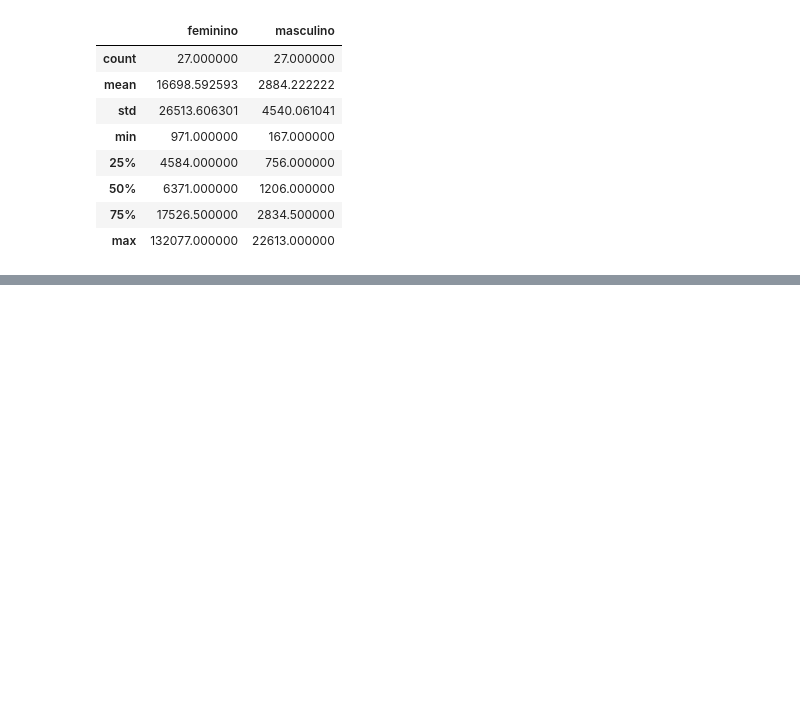
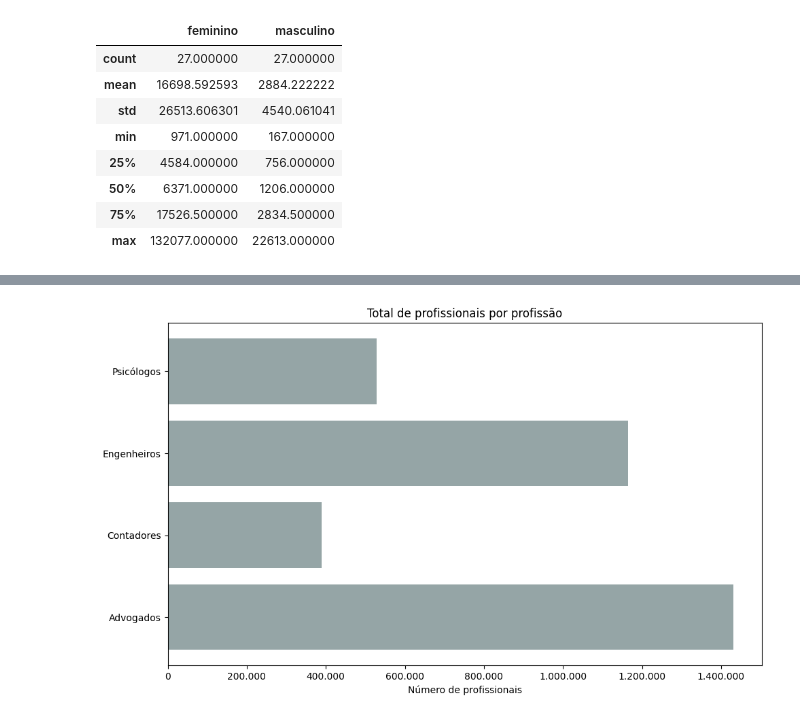
Before and after one commit to gfill99/distribuicao-de-profissoes, a Jupyter notebook: analise_de_dados/app/analise_de_dados.ipynb, the cells around one changed output, grey strips where cells are left out. Drawn from its saved outputs; the diff is of its cells as text; code cells hidden in the pictures; blank space fills up the shorter version.

```diff
--- a/analise_de_dados/app/analise_de_dados.ipynb
+++ b/analise_de_dados/app/analise_de_dados.ipynb
@@ -221,0 +293,11 @@ con.close()
+# %%
+df_totais = con.execute("""
+SELECT 'Advogados' AS profissao, SUM(M_advogados) + SUM(F_advogados) AS total FROM df_estados_profissoes
+UNION ALL
+SELECT 'Contadores', SUM(M_contadores) + SUM(F_contadores) FROM df_estados_profissoes
+UNION ALL
+SELECT 'Engenheiros', SUM(M_engenheiros) + SUM(F_engenheiros) FROM df_estados_profissoes
+UNION ALL
+SELECT 'Psicólogos', SUM(M_psicologos) + SUM(F_psicologos) FROM df_estados_profissoes
+""").df()
+df_totais
@@ -221,0 +310,10 @@ con.close()
+# %%
+fig, ax = plt.subplots(figsize=(10, 6))
+ax.barh(df_totais['profissao'], df_totais['total'], color='#95a5a6')
+ax.set_title('Total de profissionais por profissão')
+ax.set_xlabel('Número de profissionais')
+ax.xaxis.set_major_formatter(mticker.FuncFormatter(lambda x, _: f'{int(x):,}'.replace(',', '.')))
+plt.tight_layout()
+plt.show()
+# %% [output]
+[figure, added]
```
Also changed, not shown: parts of 16 cells of this notebook, 4 other files.
